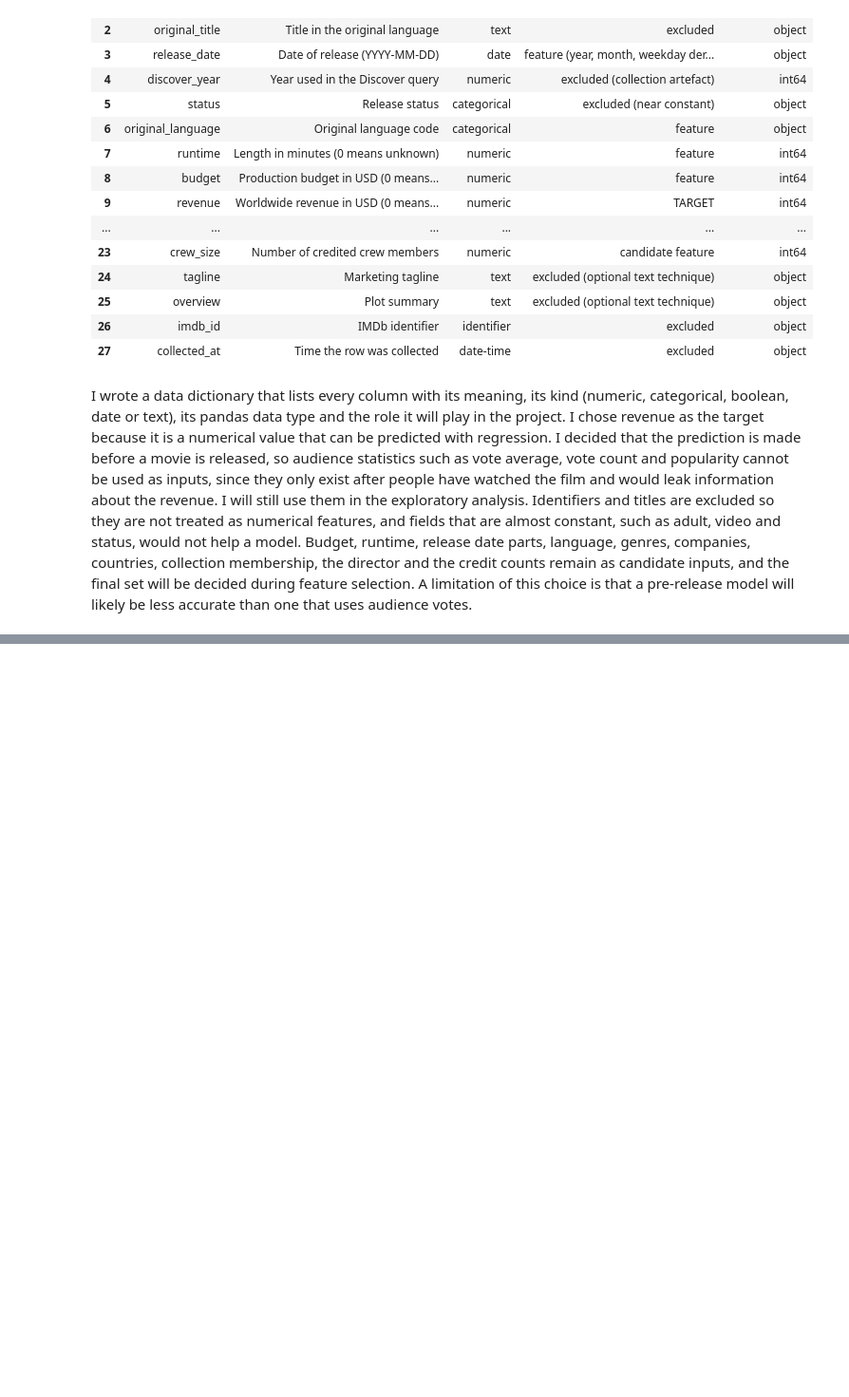
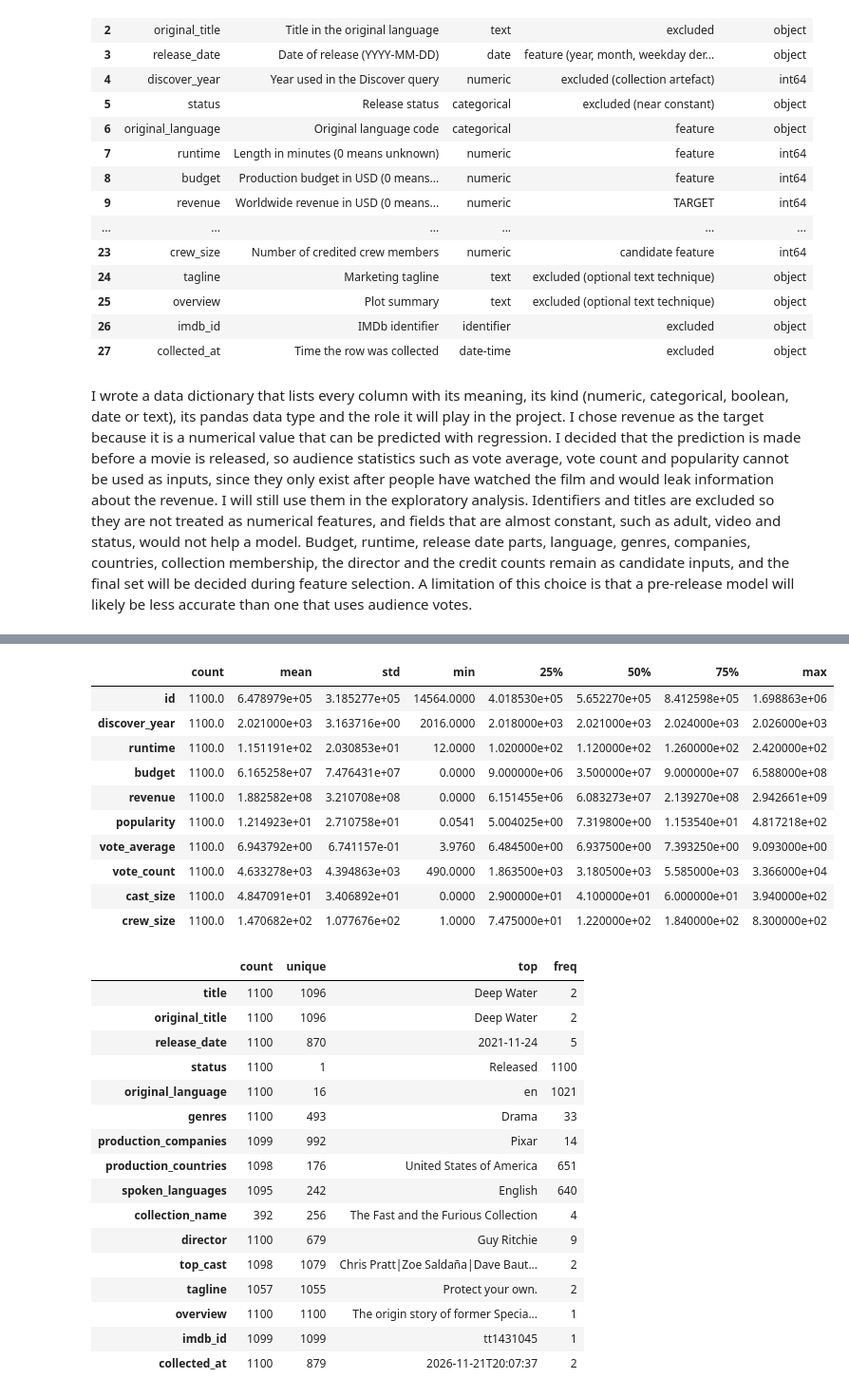
Before and after one commit to eishaiqbal767-cmyk/AI-TMBD-MOVIES-PROJECT, a Jupyter notebook: Notebooks/TMBD_Project.ipynb, the cells around one changed output, grey strips where cells are left out. Shown at 95% size. Cells and saved outputs as stored; diff of their text form; code cells hidden in the pictures; blank space fills up the shorter version.

```diff
--- a/Notebooks/TMBD_Project.ipynb
+++ b/Notebooks/TMBD_Project.ipynb
@@ -458,0 +512,32 @@ I wrote a data dictionary that lists every column with its meaning, its kind (nu
+# %%
+display(raw_df.describe().T)
+display(raw_df.describe(include='object').T)
+# %% [output]
+|  | count | mean | std | min | 25% | 50% | 75% | max |
+| id | 1100.0 | 6.478979e+05 | 3.185277e+05 | 14564.0000 | 4.018530e+05 | 5.652270e+05 | 8.412598e+05 | 1.698863e+06 |
+| discover_year | 1100.0 | 2.021000e+03 | 3.163716e+00 | 2016.0000 | 2.018000e+03 | 2.021000e+03 | 2.024000e+03 | 2.026000e+03 |
+| runtime | 1100.0 | 1.151191e+02 | 2.030853e+01 | 12.0000 | 1.020000e+02 | 1.120000e+02 | 1.260000e+02 | 2.420000e+02 |
+| budget | 1100.0 | 6.165258e+07 | 7.476431e+07 | 0.0000 | 9.000000e+06 | 3.500000e+07 | 9.000000e+07 | 6.588000e+08 |
+| revenue | 1100.0 | 1.882582e+08 | 3.210708e+08 | 0.0000 | 6.151455e+06 | 6.083273e+07 | 2.139270e+08 | 2.942661e+09 |
+| popularity | 1100.0 | 1.214923e+01 | 2.710758e+01 | 0.0541 | 5.004025e+00 | 7.319800e+00 | 1.153540e+01 | 4.817218e+02 |
+| vote_average | 1100.0 | 6.943792e+00 | 6.741157e-01 | 3.9760 | 6.484500e+00 | 6.937500e+00 | 7.393250e+00 | 9.093000e+00 |
+| vote_count | 1100.0 | 4.633278e+03 | 4.394863e+03 | 490.0000 | 1.863500e+03 | 3.180500e+03 | 5.585000e+03 | 3.366000e+04 |
+| cast_size | 1100.0 | 4.847091e+01 | 3.406892e+01 | 0.0000 | 2.900000e+01 | 4.100000e+01 | 6.000000e+01 | 3.940000e+02 |
+| crew_size | 1100.0 | 1.470682e+02 | 1.077676e+02 | 1.0000 | 7.475000e+01 | 1.220000e+02 | 1.840000e+02 | 8.300000e+02 |
+|  | count | unique | top | freq |
+| title | 1100 | 1096 | Deep Water | 2 |
+| original_title | 1100 | 1096 | Deep Water | 2 |
+| release_date | 1100 | 870 | 2021-11-24 | 5 |
+| status | 1100 | 1 | Released | 1100 |
+| original_language | 1100 | 16 | en | 1021 |
+| genres | 1100 | 493 | Drama | 33 |
+| production_companies | 1099 | 992 | Pixar | 14 |
+| production_countries | 1098 | 176 | United States of America | 651 |
+| spoken_languages | 1095 | 242 | English | 640 |
+| collection_name | 392 | 256 | The Fast and the Furious Collection | 4 |
+| director | 1100 | 679 | Guy Ritchie | 9 |
+| top_cast | 1098 | 1079 | Chris Pratt|Zoe Saldaña|Dave Baut... | 2 |
+| tagline | 1057 | 1055 | Protect your own. | 2 |
+| overview | 1100 | 1100 | The origin story of former Specia... | 1 |
+| imdb_id | 1099 | 1099 | tt1431045 | 1 |
+| collected_at | 1100 | 879 | 2026-11-21T20:07:37 | 2 |
```
Also changed, not shown: parts of 10 cells of this notebook.
